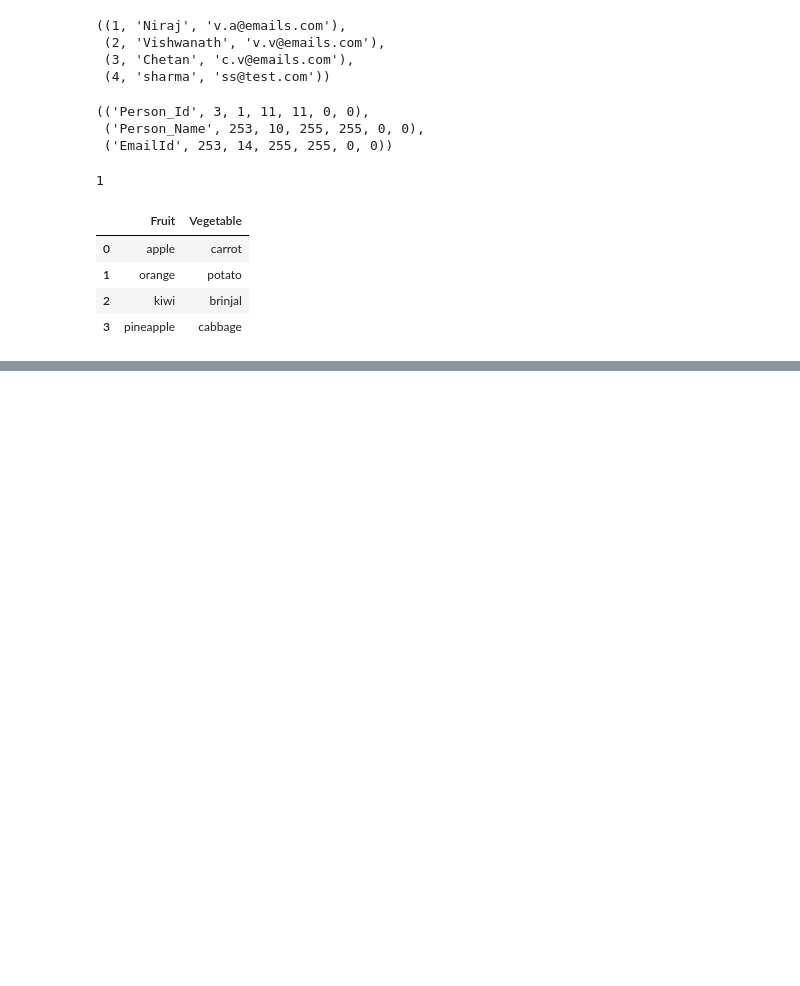
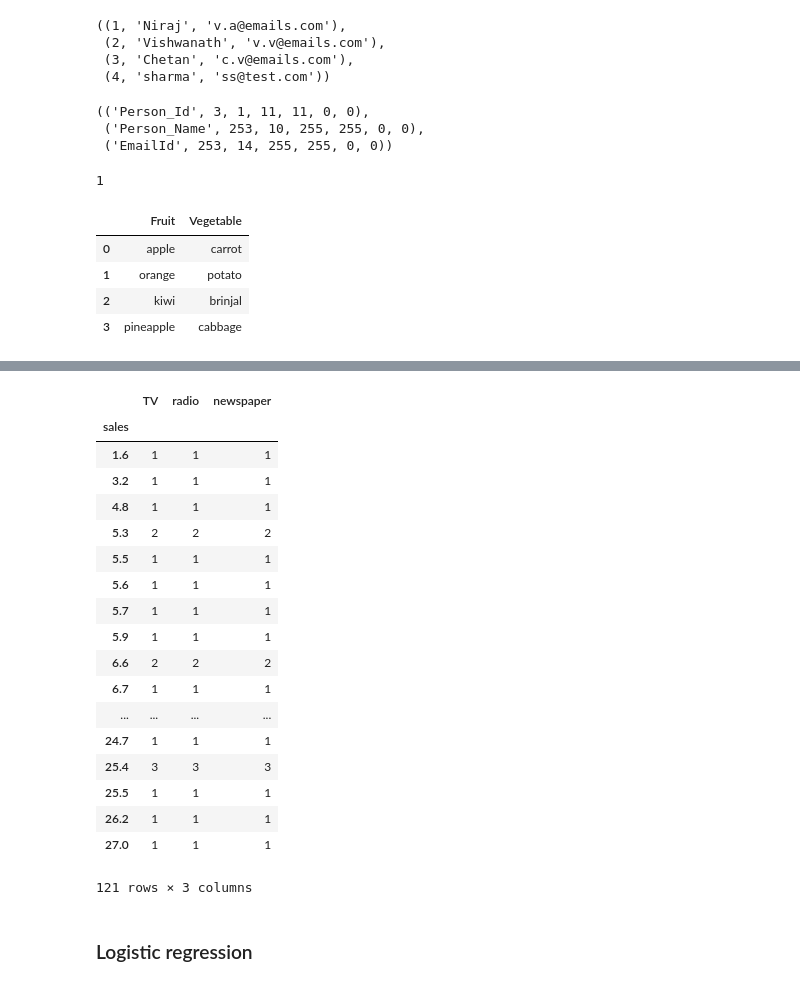
Before and after one commit to sharmasaravanan/Machine_learning, a Jupyter notebook: MSME-AI.ipynb, the cells around one changed output, grey strips where cells are left out. Saved outputs shown, nothing was run; the diff lists cells and outputs as text; code cells hidden in the pictures; blank space fills up the shorter version.

```diff
--- a/MSME-AI.ipynb
+++ b/MSME-AI.ipynb
@@ -787,0 +797,3 @@ df.to_csv("",sep="\t")
+# %%
+# load dataset
+dataset = pd.read_csv("./Advertising.csv",index_col=0)
@@ -787,0 +929,24 @@ df.to_csv("",sep="\t")
+# %%
+dataset.groupby('sales').count()
+# %% [output]
+|  | TV | radio | newspaper |
+| sales |  |  |  |
+| 1.6 | 1 | 1 | 1 |
+| 3.2 | 1 | 1 | 1 |
+| 4.8 | 1 | 1 | 1 |
+| 5.3 | 2 | 2 | 2 |
+| 5.5 | 1 | 1 | 1 |
+| 5.6 | 1 | 1 | 1 |
+| 5.7 | 1 | 1 | 1 |
+| 5.9 | 1 | 1 | 1 |
+| 6.6 | 2 | 2 | 2 |
+| 6.7 | 1 | 1 | 1 |
+| ... | ... | ... | ... |
+| 24.7 | 1 | 1 | 1 |
+| 25.4 | 3 | 3 | 3 |
+| 25.5 | 1 | 1 | 1 |
+| 26.2 | 1 | 1 | 1 |
+| 27.0 | 1 | 1 | 1 |
+121 rows × 3 columns
+# %% [markdown]
+### Logistic regression
```
Also changed, not shown: parts of 48 cells of this notebook, 3 other files.
